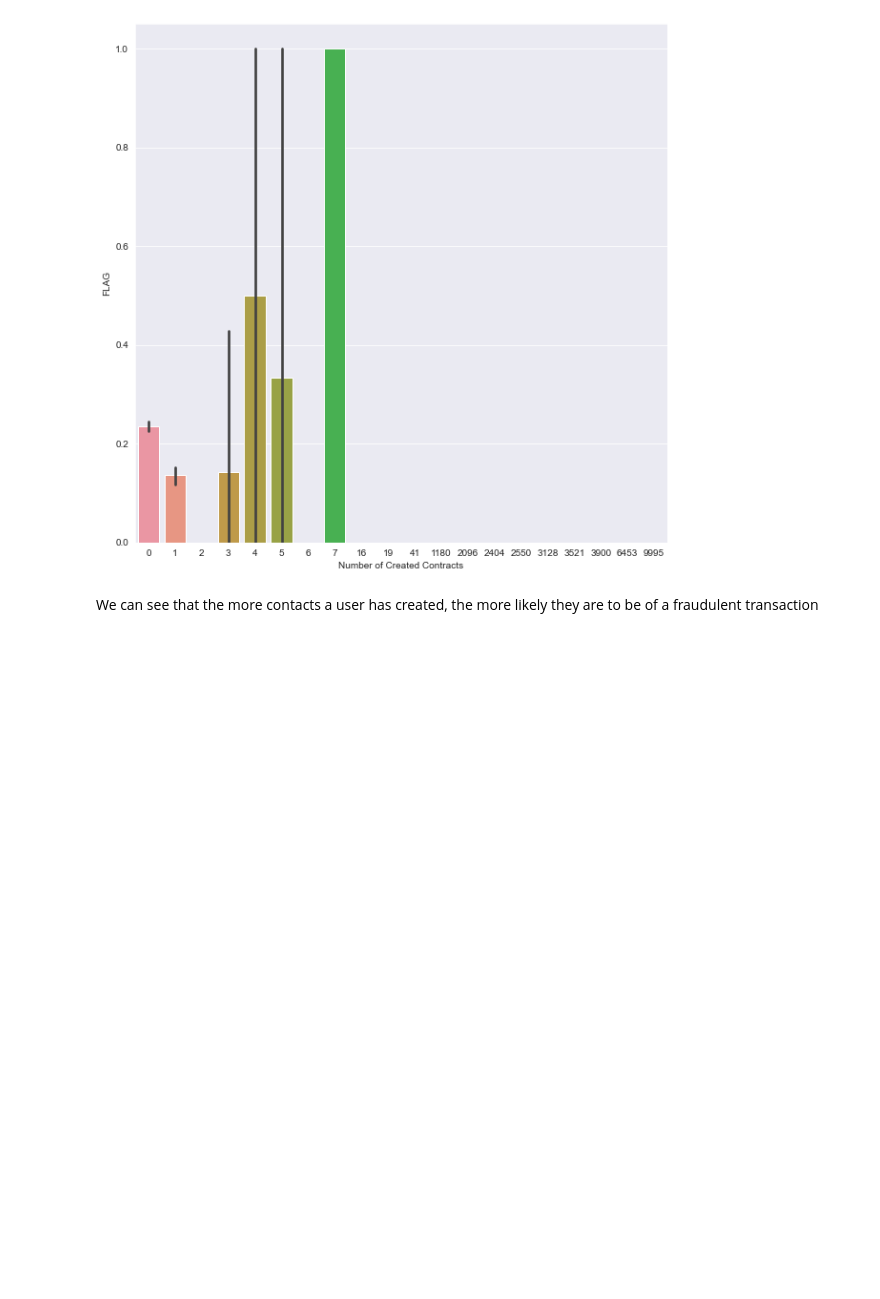
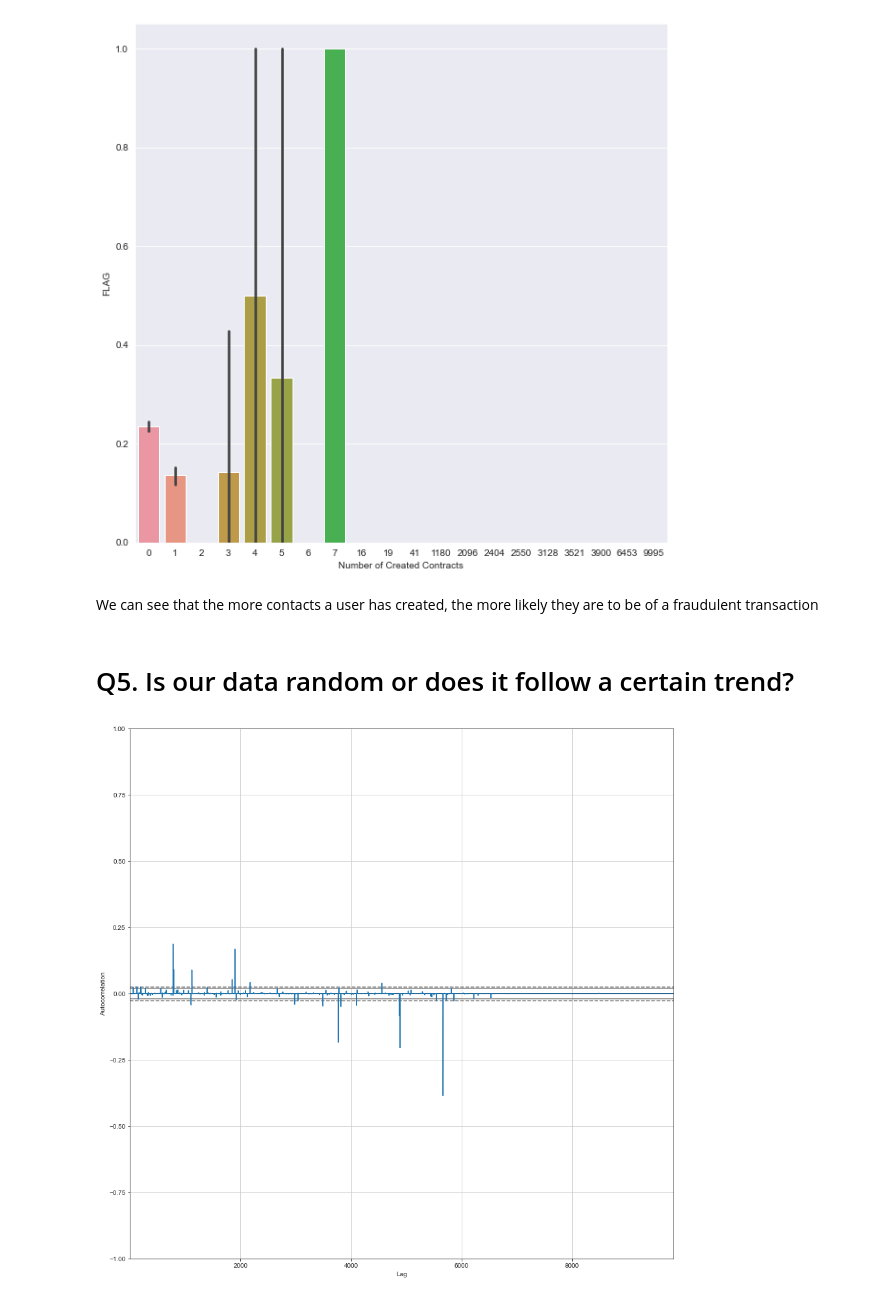
Before and after one commit to Vagif12/Ethereum-Fraud-Detection, a Jupyter notebook: eda/Ethereum Fraud Detection EDA.ipynb, the cells around one changed output. Drawn from its saved outputs; the diff is of its cells as text; code cells hidden in the pictures; blank space fills up the shorter version.

```diff
--- a/eda/Ethereum Fraud Detection EDA.ipynb
+++ b/eda/Ethereum Fraud Detection EDA.ipynb
@@ -17,10 +18,11 @@ import seaborn as sns
 from scipy.special import boxcox1p
 from scipy.stats import boxcox_normmax
 from pandas_profiling import ProfileReport
+from pandas.plotting import lag_plot,autocorrelation_plot
 
 from data_preprocessing.preprocessor import Preprocessor
 
-sns.set_style('darkgrid')
+sns.set_style('ticks')
 pd.set_option('display.max_columns',500)
 # %%
 df = pd.read_csv('../datasets/final_combined_dataset.csv')
@@ -264,3 +286,11 @@ plt.show()
 [figure]
 # %% [markdown]
 We can see that the more contacts a user has created, the more likely they are to be of a fraudulent transaction
+# %% [markdown]
+<h1>Q5. Is our data random or does it follow a certain trend?</h1>
+# %%
+plt.figure(figsize=(15,15))
+autocorrelation_plot(df['total ether balance'])
+plt.show()
+# %% [output]
+[figure, added]
```
Also changed, not shown: parts of 4 cells of this notebook.
